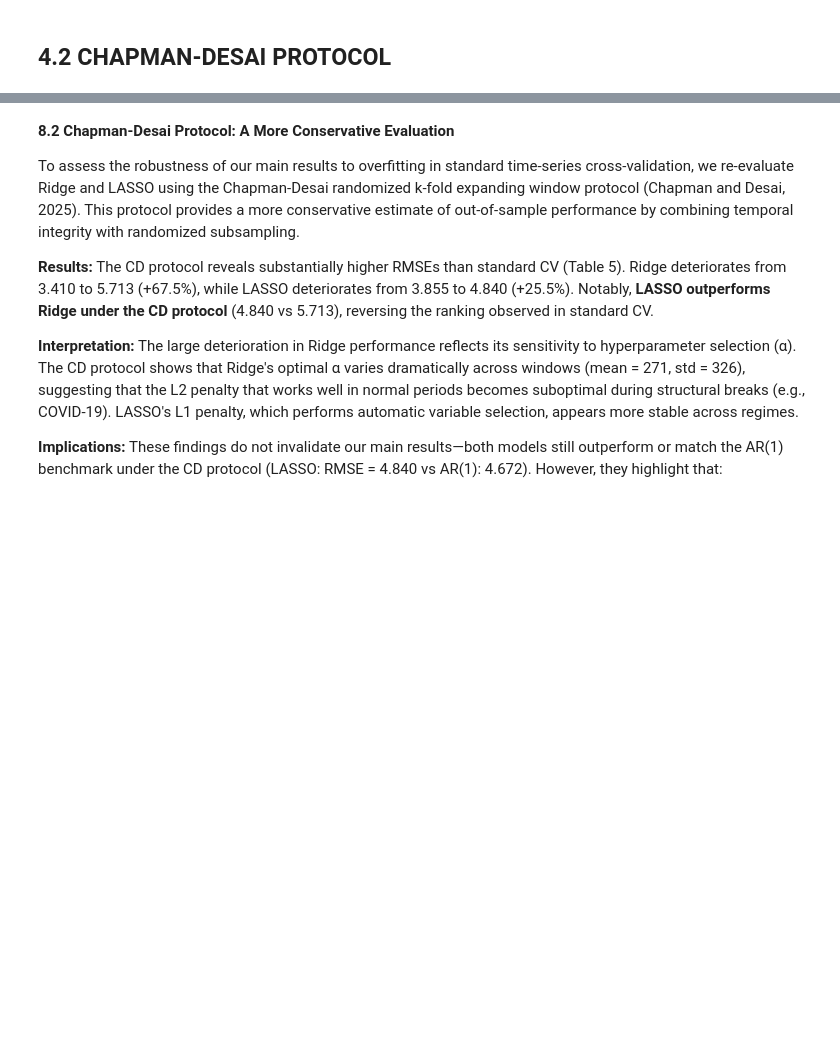
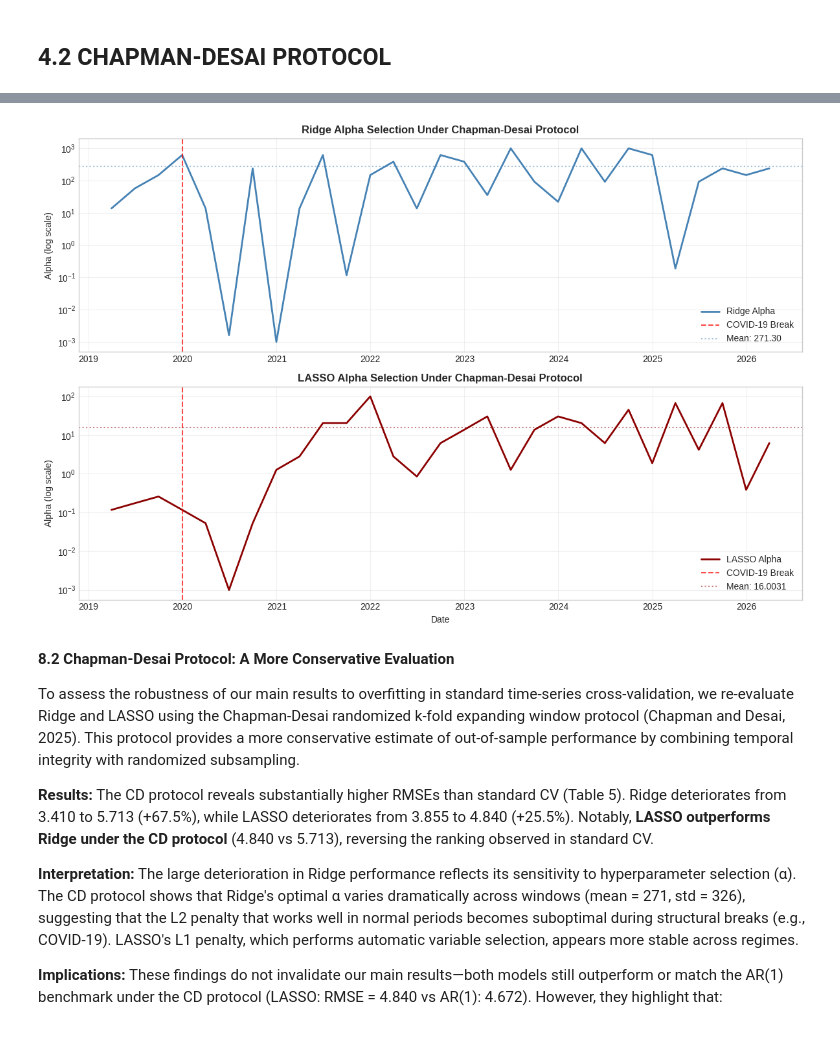
Before and after one commit to MiaYangM/Payment-System-Data-and-GDP-Nowcasting, a Jupyter notebook: CBDC_Model_tiers_.ipynb, the cells around one changed output, grey strips where cells are left out. Cells and saved outputs as stored; diff of their text form; code cells hidden in the pictures; blank space fills up the shorter version.

```diff
--- a/CBDC_Model_tiers_.ipynb
+++ b/CBDC_Model_tiers_.ipynb
@@ -1802,6 +1853,39 @@ Number of test quarters: 25
    This suggests standard CV may be optimistic by 67.5%.
    Using CD protocol provides more realistic out-of-sample performance estimates.
 [figure]
+# %%
+# 12. 可视化
+fig, axes = plt.subplots(2, 1, figsize=(12, 8))
+fig.patch.set_alpha(0.0)
+axes[0].patch.set_alpha(0.0) # Apply to the first subplot
+axes[1].patch.set_alpha(0.0) # Apply to the second subplot
+
+
+# Ridge alpha path
+axes[0].plot(ridge_diag['date'], ridge_diag['best_alpha'], color='steelblue', lw=2, label='Ridge Alpha')
+axes[0].axvline(pd.Timestamp(Config.CHOW_BREAK_DATE), color='red', ls='--', alpha=0.7, label='COVID-19 Break')
+axes[0].axhline(y=ridge_diag['best_alpha'].mean(), color='steelblue', ls=':', alpha=0.5, label=f'Mean: {ridge_diag["best_alpha"].mean():.2f}')
+axes[0].set_title('Ridge Alpha Selection Under Chapman-Desai Protocol', fontsize=12, fontweight='bold')
+axes[0].set_ylabel('Alpha (log scale)')
+axes[0].set_yscale('log')
+axes[0].legend()
+axes[0].grid(True, alpha=0.3)
+
+# LASSO alpha path
+axes[1].plot(lasso_diag['date'], lasso_diag['best_alpha'], color='darkred', lw=2, label='LASSO Alpha')
+axes[1].axvline(pd.Timestamp(Config.CHOW_BREAK_DATE), color='red', ls='--', alpha=0.7, label='COVID-19 Break')
+axes[1].axhline(y=lasso_diag['best_alpha'].mean(), color='darkred', ls=':', alpha=0.5, label=f'Mean: {lasso_diag["best_alpha"].mean():.4f}')
+axes[1].set_title('LASSO Alpha Selection Under Chapman-Desai Protocol', fontsize=12, fontweight='bold')
+axes[1].set_ylabel('Alpha (log scale)')
+axes[1].set_xlabel('Date')
+axes[1].set_yscale('log')
+axes[1].legend()
+axes[1].grid(True, alpha=0.3)
+
+plt.tight_layout()
+plt.show()
+# %% [output]
+[figure, added]
 # %% [markdown]
 **8.2 Chapman-Desai Protocol: A More Conservative Evaluation**
 
```
Also changed, not shown: parts of 16 cells of this notebook.
